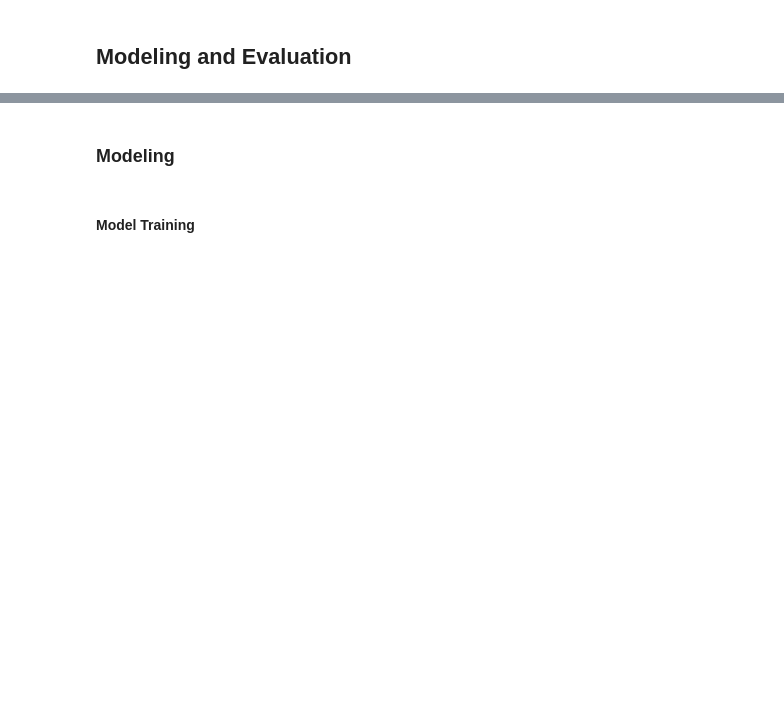
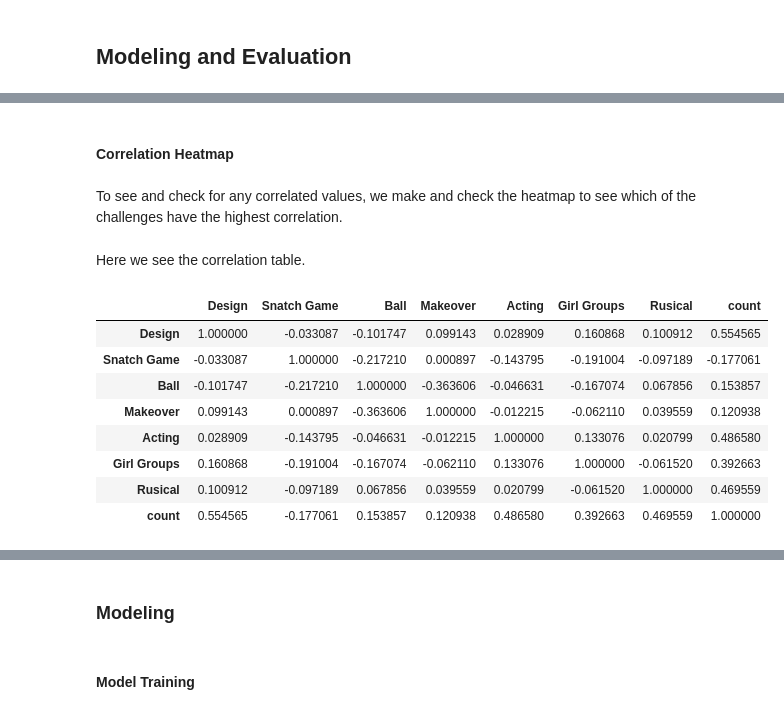
Before and after one commit to AGR-Yes/RuPauls-Drag-Race-Finalists, a Jupyter notebook: RPDR_Modeling.ipynb, the cells around one changed output, grey strips where cells are left out. Cells and saved outputs as stored; diff of their text form; code cells hidden in the pictures; blank space fills up the shorter version.

```diff
--- a/RPDR_Modeling.ipynb
+++ b/RPDR_Modeling.ipynb
@@ -55,0 +66,4 @@ The following ``csv` file was used for this project:
+# %% [markdown]
+#### **Correlation Heatmap**
+# %% [markdown]
+To see and check for any correlated values, we make and check the heatmap to see which of the challenges have the highest correlation.
@@ -55,0 +72,14 @@ The following ``csv` file was used for this project:
+# %% [markdown]
+Here we see the correlation table.
+# %%
+score_challenges.corr()
+# %% [output]
+|  | Design | Snatch Game | Ball | Makeover | Acting | Girl Groups | Rusical | count |
+| Design | 1.000000 | -0.033087 | -0.101747 | 0.099143 | 0.028909 | 0.160868 | 0.100912 | 0.554565 |
+| Snatch Game | -0.033087 | 1.000000 | -0.217210 | 0.000897 | -0.143795 | -0.191004 | -0.097189 | -0.177061 |
+| Ball | -0.101747 | -0.217210 | 1.000000 | -0.363606 | -0.046631 | -0.167074 | 0.067856 | 0.153857 |
+| Makeover | 0.099143 | 0.000897 | -0.363606 | 1.000000 | -0.012215 | -0.062110 | 0.039559 | 0.120938 |
+| Acting | 0.028909 | -0.143795 | -0.046631 | -0.012215 | 1.000000 | 0.133076 | 0.020799 | 0.486580 |
+| Girl Groups | 0.160868 | -0.191004 | -0.167074 | -0.062110 | 0.133076 | 1.000000 | -0.061520 | 0.392663 |
+| Rusical | 0.100912 | -0.097189 | 0.067856 | 0.039559 | 0.020799 | -0.061520 | 1.000000 | 0.469559 |
+| count | 0.554565 | -0.177061 | 0.153857 | 0.120938 | 0.486580 | 0.392663 | 0.469559 | 1.000000 |
```
Also changed, not shown: parts of 30 cells of this notebook.
